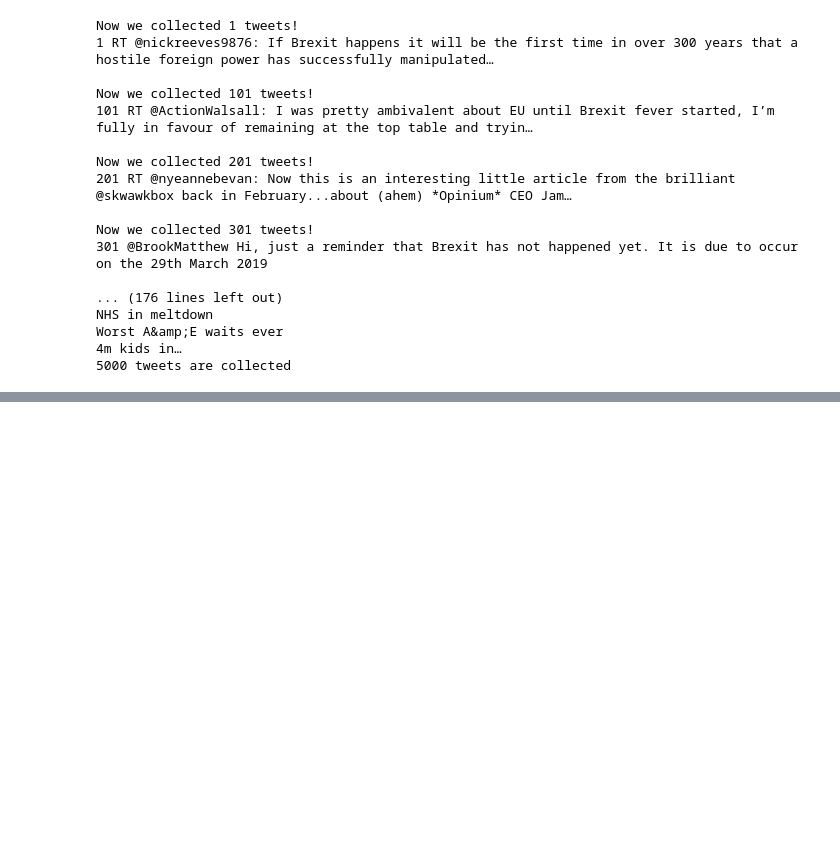
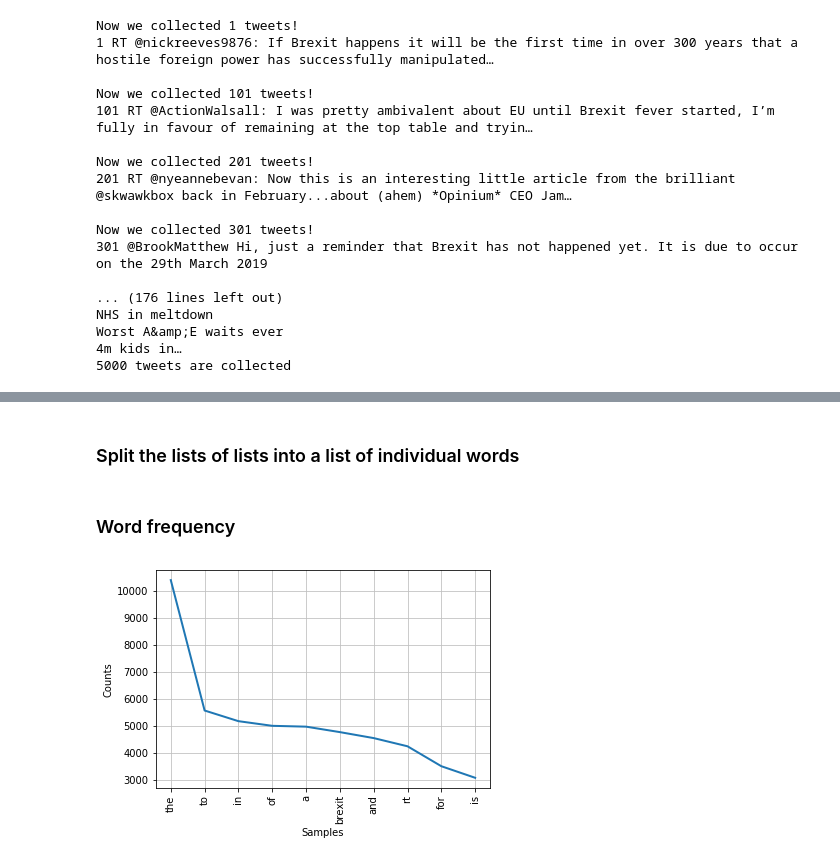
Before and after one commit to Samuel-Yanming-Chan/twitter_stream_nlp, a Jupyter notebook: Super_Cool_Communication.ipynb, the cells around one changed output, grey strips where cells are left out. Cells and saved outputs as stored; diff of their text form; code cells hidden in the pictures; blank space fills up the shorter version.

Commit message:
Added Parser

```diff
--- a/Super_Cool_Communication.ipynb
+++ b/Super_Cool_Communication.ipynb
@@ -158,0 +174,19 @@ brex_data[x]['entities']['hashtags']
+# %%
+tweet_list_brexit = []
+tweet_list_boris_johnson = []
+
+tweet_text_parse(data['brex_data'],tweet_list_brexit)
+tweet_text_parse(data['bj_data'],tweet_list_boris_johnson)
+# %% [markdown]
+### Split the lists of lists into a list of individual words
+# %%
+brexit_words =[]
+brexit_stopwords = []
+
+for tweet in tweet_list_brexit:
+    for text in tweet:
+        brexit_words += text.lower().split()
+
+for words in brexit_words:
+    if words not in stopwords and len(words) > 1:
+        brexit_stopwords.append(words)
@@ -158,0 +204,8 @@ brex_data[x]['entities']['hashtags']
+# %% [markdown]
+### Word frequency
+# %%
+# Brexit word frequency
+freq = nltk.FreqDist(brexit_words)
+freq.plot(10)
+# %% [output]
+[figure, added]
```
Also changed, not shown: parts of 22 cells of this notebook.
